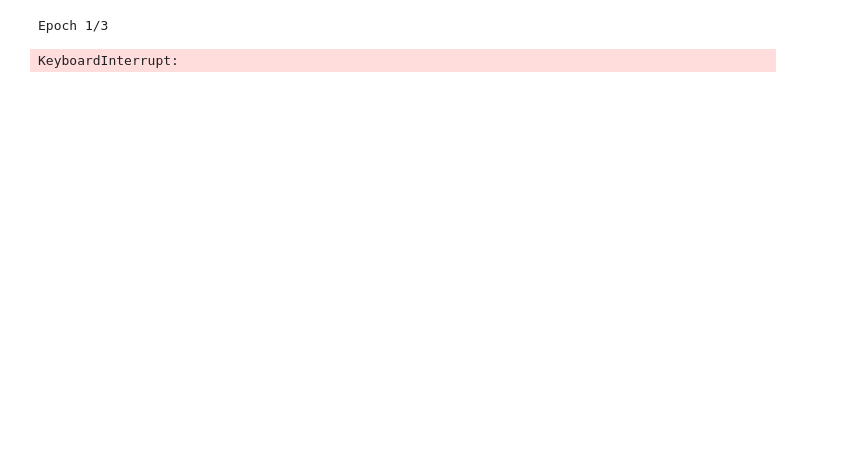
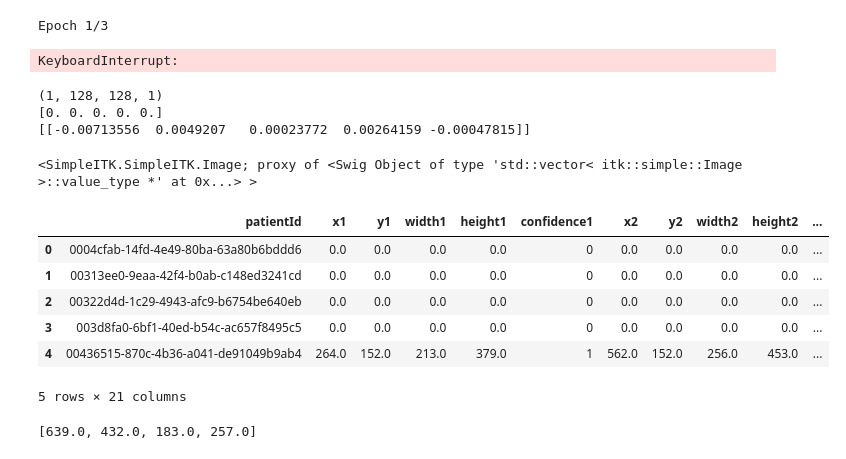
Before and after one commit to kshannon/pneumonia-cxr-detection, a Jupyter notebook: src/load_images_and_boxes.ipynb, the cells around one changed output. Drawn from its saved outputs; the diff is of its cells as text; code cells hidden in the pictures; blank space fills up the shorter version.

Commit message:
prediction view

```diff
--- a/src/load_images_and_boxes.ipynb
+++ b/src/load_images_and_boxes.ipynb
@@ -268,3 +338,38 @@ model.fit_generator(training_generator, epochs=3, verbose=1, callbacks=[tensorbo
 # %% [output]
 Epoch 1/3
 KeyboardInterrupt:
+# %%
+first_image = a[0][[0]]
+print(first_image.shape)
+print(a[1][0])
+prediction = model.predict(first_image)
+print(prediction)
+# %% [output]
+(1, 128, 128, 1)
+[0. 0. 0. 0. 0.]
+[[-0.00713556  0.0049207   0.00023772  0.00264159 -0.00047815]]
+# %%
+#def get_validation(df, ):
+patient_image = df[df["confidence1"]==1].sample(1)
+img = sitk.ReadImage(os.path.join(train_dir, patient_image['patientId'].values[0] + ".dcm"))
+img
+# %% [output]
+<SimpleITK.SimpleITK.Image; proxy of <Swig Object of type 'std::vector< itk::simple::Image >::value_type *' at 0x...> >
+# %%
+itkimage = sitk.ReadImage(os.path.join(self.path, info["patientId"] + ".dcm"))
+
+            img = np.moveaxis(sitk.GetArrayFromImage(itkimage), 0, -1)
+            img = self.normalize(self.resize_image(img))
+            imgs[idx,] = img
+# %% [output]
+|  | patientId | x1 | y1 | width1 | height1 | confidence1 | x2 | y2 | width2 | height2 | ... |
+| 0 | 0004cfab-14fd-4e49-80ba-63a80b6bddd6 | 0.0 | 0.0 | 0.0 | 0.0 | 0 | 0.0 | 0.0 | 0.0 | 0.0 | ... |
+| 1 | 00313ee0-9eaa-42f4-b0ab-c148ed3241cd | 0.0 | 0.0 | 0.0 | 0.0 | 0 | 0.0 | 0.0 | 0.0 | 0.0 | ... |
+| 2 | 00322d4d-1c29-4943-afc9-b6754be640eb | 0.0 | 0.0 | 0.0 | 0.0 | 0 | 0.0 | 0.0 | 0.0 | 0.0 | ... |
+| 3 | 003d8fa0-6bf1-40ed-b54c-ac657f8495c5 | 0.0 | 0.0 | 0.0 | 0.0 | 0 | 0.0 | 0.0 | 0.0 | 0.0 | ... |
+| 4 | 00436515-870c-4b36-a041-de91049b9ab4 | 264.0 | 152.0 | 213.0 | 379.0 | 1 | 562.0 | 152.0 | 256.0 | 453.0 | ... |
+5 rows × 21 columns
+# %%
+patient_image.iloc[:, 1:5].values.tolist()[0]
+# %% [output]
+[639.0, 432.0, 183.0, 257.0]
```
Also changed, not shown: parts of 9 cells of this notebook.
